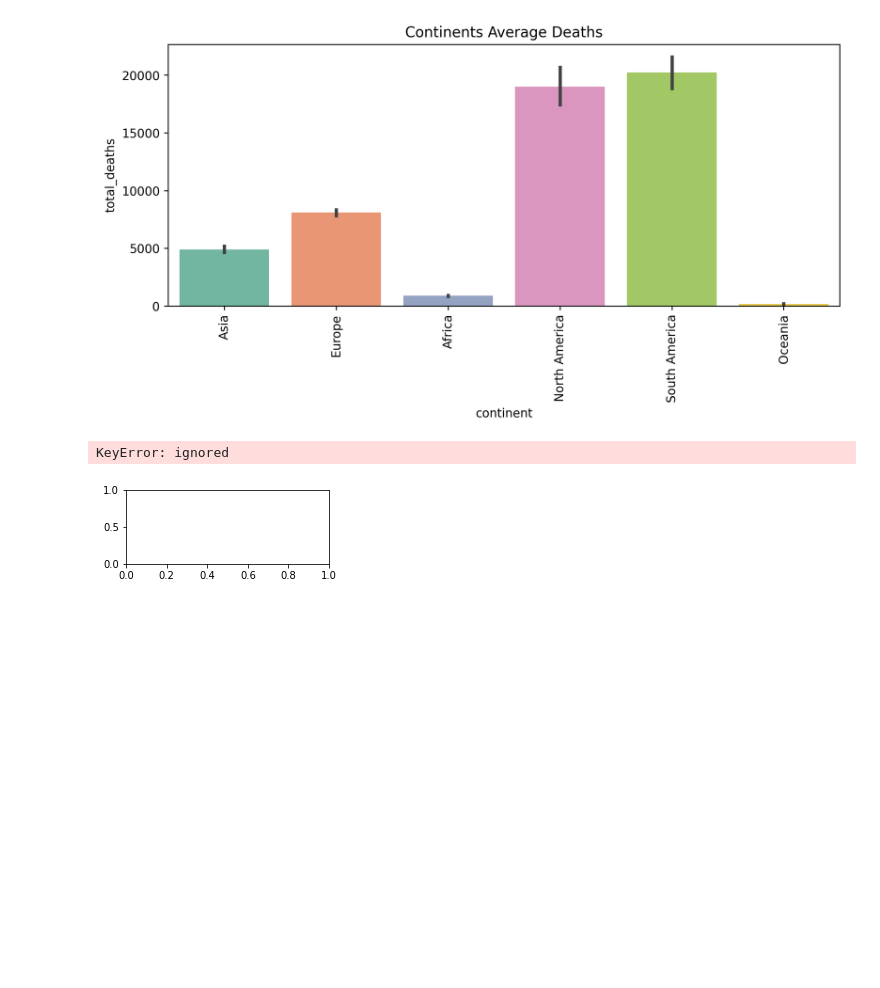
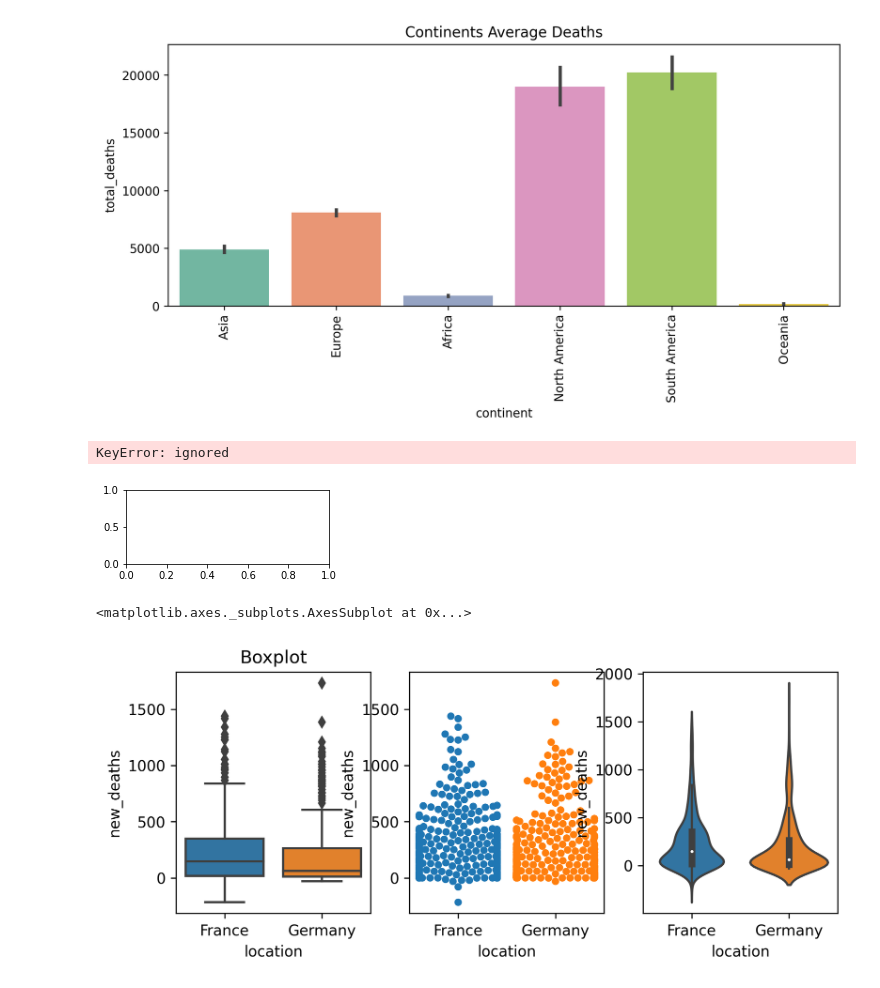
Before and after one commit to odevhesabi1/Odevler, a Jupyter notebook: A_05_IntroductionToSeaborn_tr.ipynb, the cells around one changed output. Saved outputs shown, nothing was run; the diff lists cells and outputs as text; code cells hidden in the pictures; blank space fills up the shorter version.

```diff
--- a/A_05_IntroductionToSeaborn_tr.ipynb
+++ b/A_05_IntroductionToSeaborn_tr.ipynb
@@ -64,3 +64,20 @@ plt.show()
 # %% [output]
 KeyError: ignored
 [figure]
+# %%
+plt.figure(figsize=(8,3), dpi = 300)
+
+plt.subplot(131)
+sns.boxplot(x="location", y="new_deaths", data=df.loc[df.location.isin(["Germany", "France"])])
+plt.title("Boxplot")
+
+plt.subplot(132)
+sns.swarmplot(x="location", y="new_deaths", data=df.loc[df.location.isin(["Germany", "France"])])
+plt.title("Swarmlot")
+
+plt.subplot(133)
+sns.violinplot(x="location", y="new_deaths", data=df.loc[df.location.isin(["Germany", "France"])])
+plt.title("Boxplot")
+# %% [output]
+<matplotlib.axes._subplots.AxesSubplot at 0x...>
+[figure, added]
```
